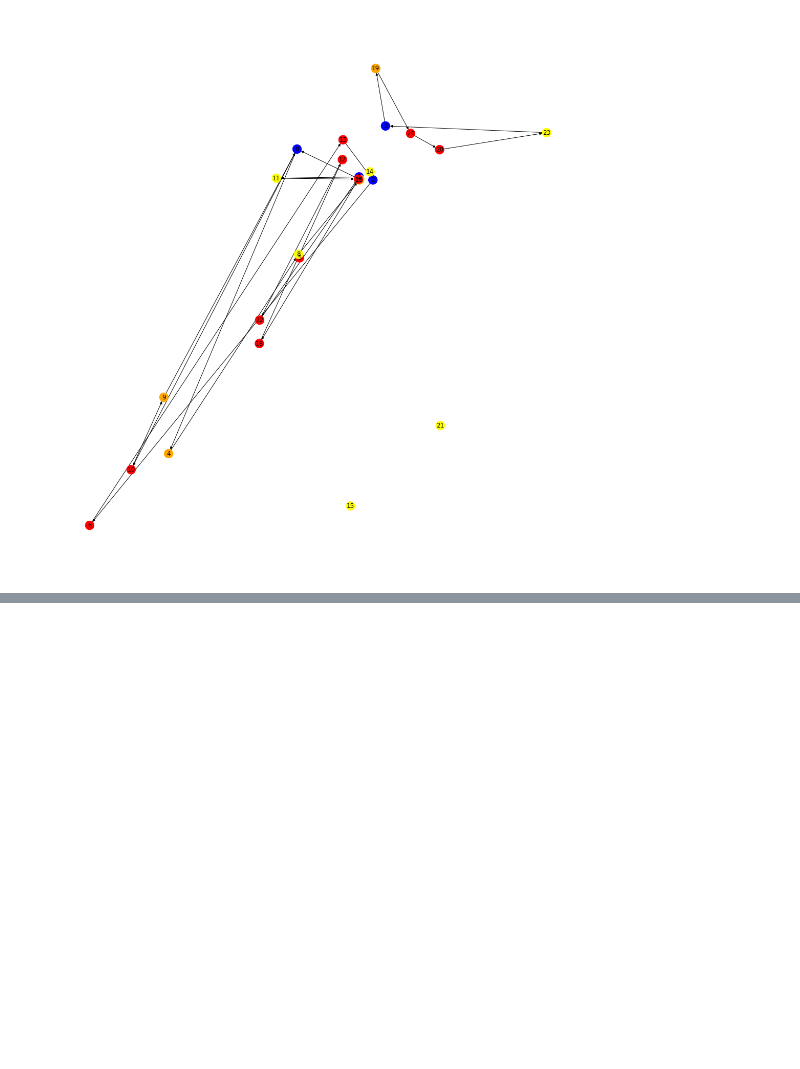
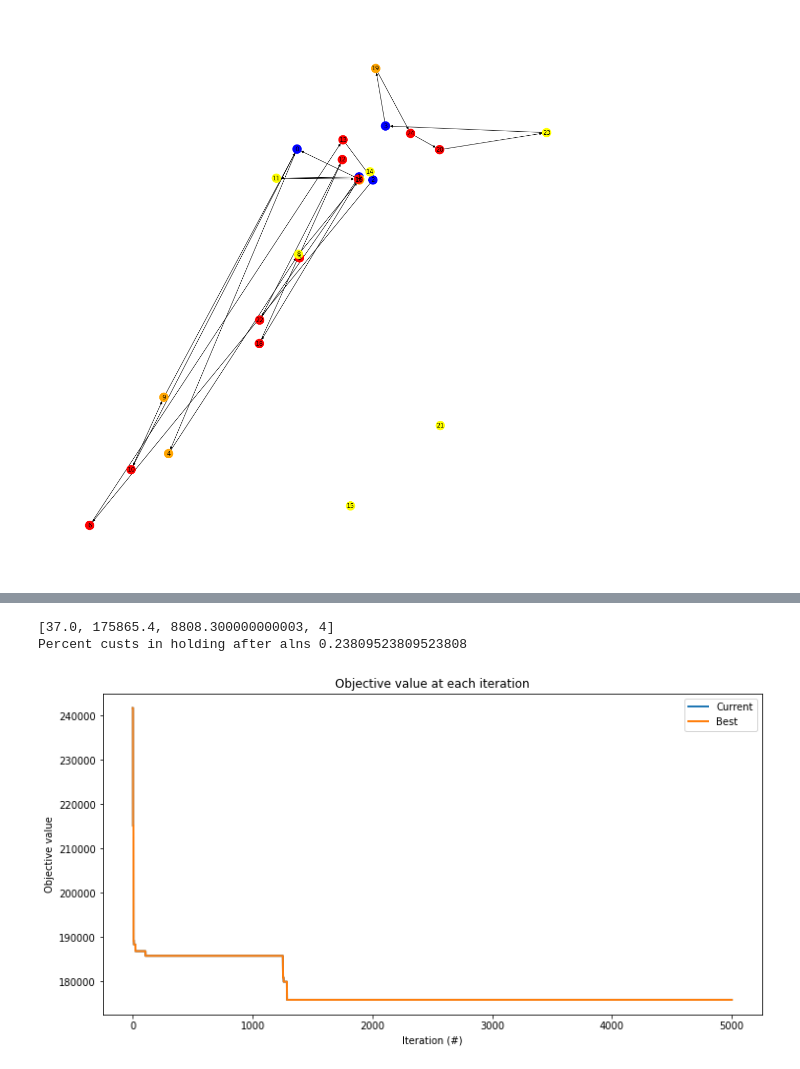
Before and after one commit to ChristophBleyer/ALNS, a Jupyter notebook: examples/Technician Vehicle Routing Optimization.ipynb, the cells around one changed output, grey strips where cells are left out. Cells and saved outputs as stored; diff of their text form; code cells hidden in the pictures; blank space fills up the shorter version.

```diff
--- a/examples/Technician Vehicle Routing Optimization.ipynb
+++ b/examples/Technician Vehicle Routing Optimization.ipynb
@@ -33,0 +55,11 @@ Percent custs in holding after clustering 0.23809523809523808
+# %%
+print(optimized.objective())
+print("Percent custs in holding after alns",  len(optimized.unassignedRequests)/len(p.demand))
+# %% [output]
+[37.0, 175865.4, 8808.300000000003, 4]
+Percent custs in holding after alns 0.23809523809523808
+# %%
+_, ax = plt.subplots(figsize=(12, 6))
+result.plot_objectives(ax=ax, lw=2)
+# %% [output]
+[figure, added]
```
Also changed, not shown: parts of 5 cells of this notebook, 9 other files.
